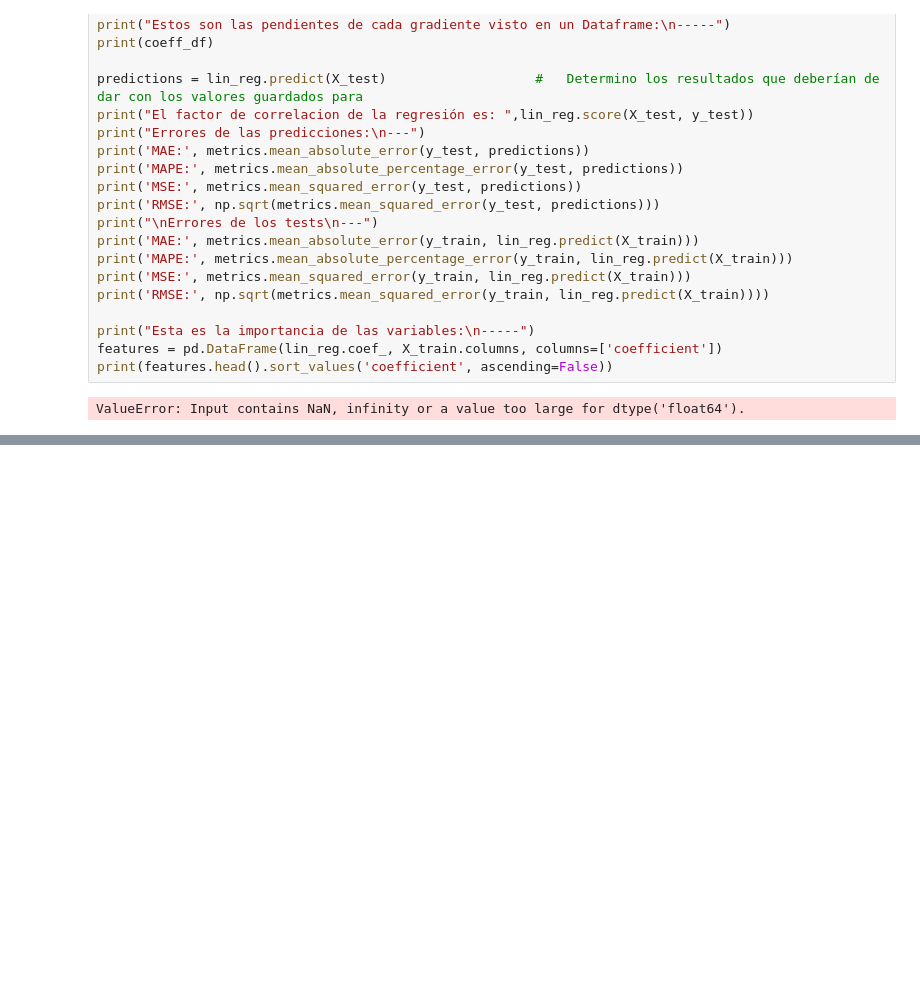
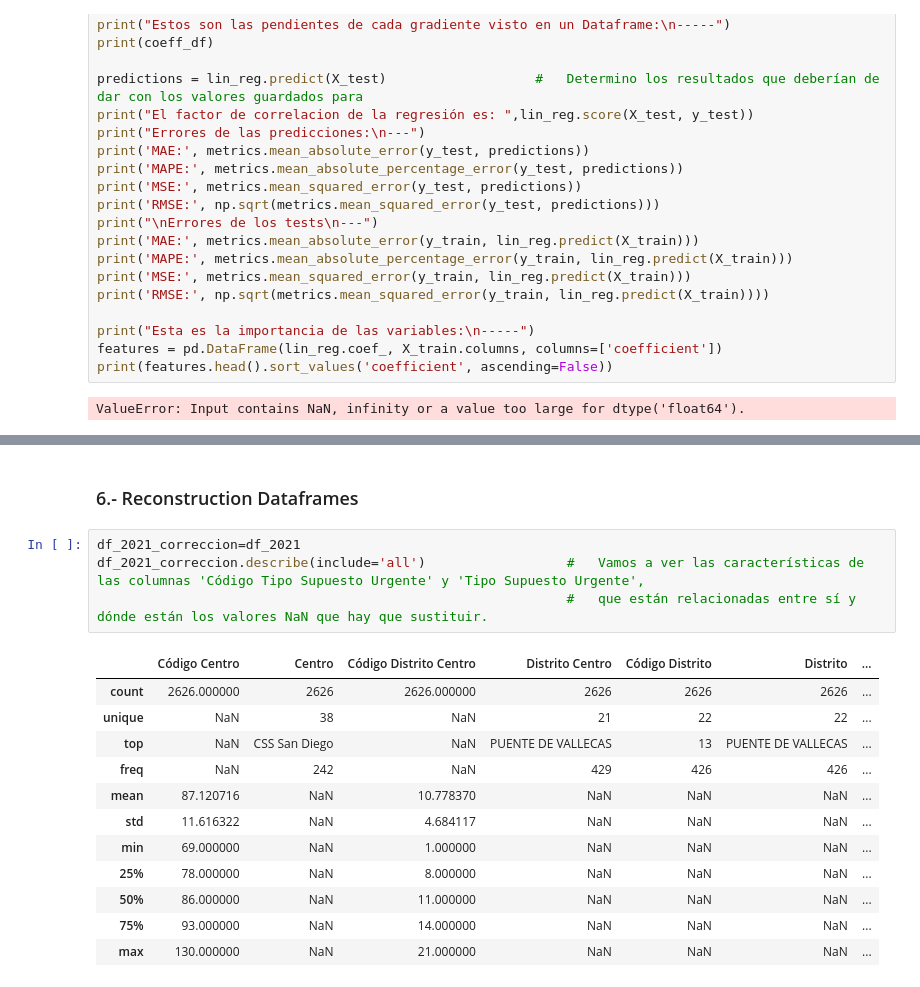
Before and after one commit to 75Engel/Estimacion_tipologia_usuarios_Servicios_Sociales_Ayto_Madrid, a Jupyter notebook: Notebooks/Notebook_2.ipynb, the cells around one changed output, grey strips where cells are left out. Drawn from its saved outputs; the diff is of its cells as text; blank space fills up the shorter version.

```diff
--- a/Notebooks/Notebook_2.ipynb
+++ b/Notebooks/Notebook_2.ipynb
@@ -894,0 +428,19 @@ De la información recabada en los Datasets se puede realizar más estudios sobr
+# %% [markdown]
+### 6.- Reconstruction Dataframes
+# %%
+df_2021_correccion=df_2021
+df_2021_correccion.describe(include='all')                  #   Vamos a ver las características de las columnas 'Código Tipo Supuesto Urgente' y 'Tipo Supuesto Urgente',
+                                                            #   que están relacionadas entre sí y dónde están los valores NaN que hay que sustituir.
+# %% [output]
+|  | Código Centro | Centro | Código Distrito Centro | Distrito Centro | Código Distrito | Distrito | ... |
+| count | 2626.000000 | 2626 | 2626.000000 | 2626 | 2626 | 2626 | ... |
+| unique | NaN | 38 | NaN | 21 | 22 | 22 | ... |
+| top | NaN | CSS San Diego | NaN | PUENTE DE VALLECAS | 13 | PUENTE DE VALLECAS | ... |
+| freq | NaN | 242 | NaN | 429 | 426 | 426 | ... |
+| mean | 87.120716 | NaN | 10.778370 | NaN | NaN | NaN | ... |
+| std | 11.616322 | NaN | 4.684117 | NaN | NaN | NaN | ... |
+| min | 69.000000 | NaN | 1.000000 | NaN | NaN | NaN | ... |
+| 25% | 78.000000 | NaN | 8.000000 | NaN | NaN | NaN | ... |
+| 50% | 86.000000 | NaN | 11.000000 | NaN | NaN | NaN | ... |
+| 75% | 93.000000 | NaN | 14.000000 | NaN | NaN | NaN | ... |
+| max | 130.000000 | NaN | 21.000000 | NaN | NaN | NaN | ... |
```
Also changed, not shown: parts of 75 cells of this notebook, 7 other files.
